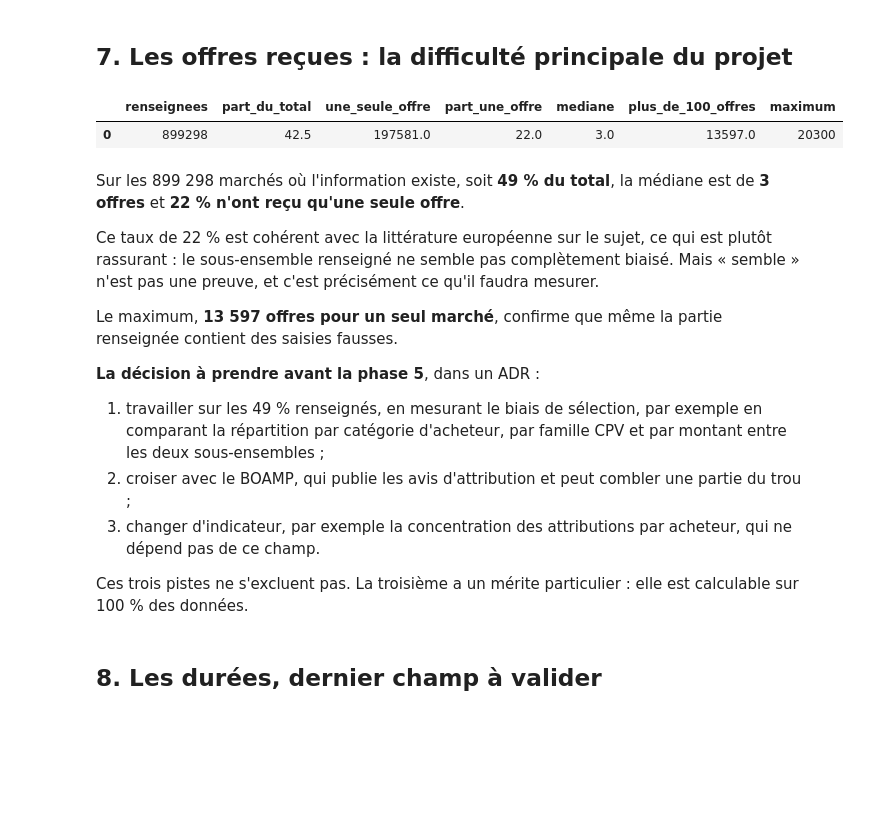
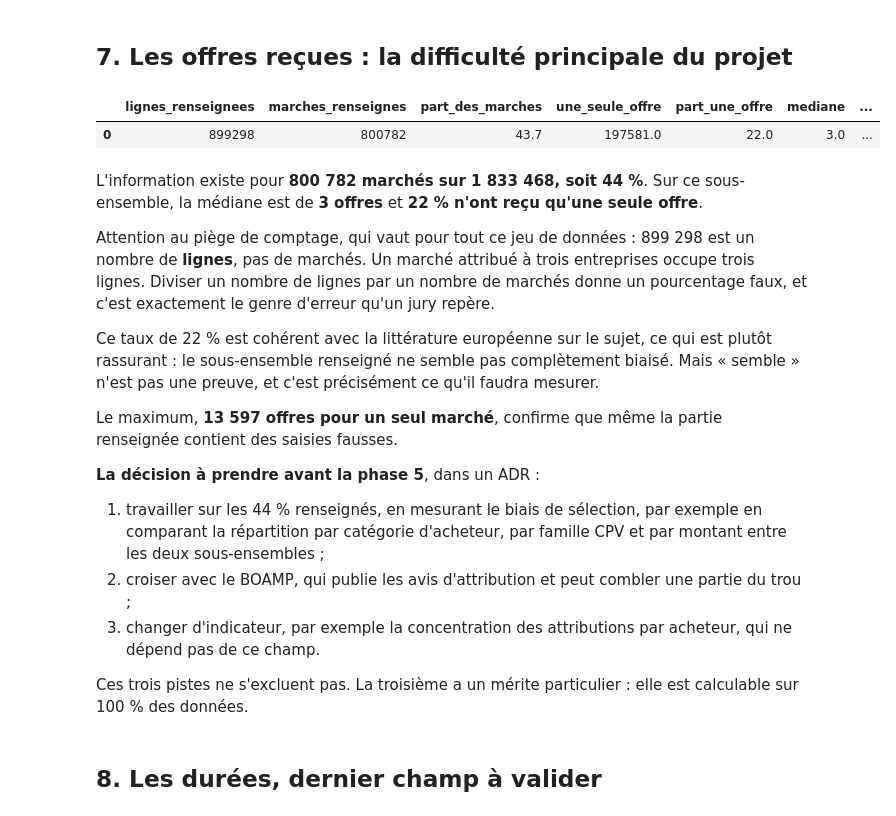
Before and after one commit to ELYSE-GIT/memoire-1-commande-publique, a Jupyter notebook: analyses/02-statistiques-descriptives.ipynb, the cells around one changed output. Saved outputs shown, nothing was run; the diff lists cells and outputs as text; code cells hidden in the pictures; blank space fills up the shorter version.

```diff
--- a/analyses/02-statistiques-descriptives.ipynb
+++ b/analyses/02-statistiques-descriptives.ipynb
@@ -317,24 +317,33 @@ simples ne suffiront probablement pas, et où il faudra effectivement monter d'u
 # %%
 con.sql("""
     select
-        count(*)                                                   as renseignees,
-        round(100.0 * count(*) / (select count(*) from marches), 1) as part_du_total,
+        count(*)                                        as lignes_renseignees,
+        count(distinct uid)                             as marches_renseignes,
+        round(
+            100.0 * count(distinct uid)
+            / (select count(distinct uid) from marches), 1
+        )                                               as part_des_marches,
         sum(case when offresRecues = 1 then 1 else 0 end)          as une_seule_offre,
         round(
             100.0 * sum(case when offresRecues = 1 then 1 else 0 end) / count(*), 1
         )                                                          as part_une_offre,
         round(median(offresRecues), 1)                             as mediane,
         sum(case when offresRecues > 100 then 1 else 0 end)        as plus_de_100_offres,
         max(offresRecues)                                          as maximum
     from marches
     where offresRecues is not null
 """).df()
 # %% [output]
-|  | renseignees | part_du_total | une_seule_offre | part_une_offre | mediane | plus_de_100_offres | maximum |
-| 0 | 899298 | 42.5 | 197581.0 | 22.0 | 3.0 | 13597.0 | 20300 |
+|  | lignes_renseignees | marches_renseignes | part_des_marches | une_seule_offre | part_une_offre | mediane | ... |
+| 0 | 899298 | 800782 | 43.7 | 197581.0 | 22.0 | 3.0 | ... |
 # %% [markdown]
-Sur les 899 298 marchés où l'information existe, soit **49 % du total**, la médiane est de
-**3 offres** et **22 % n'ont reçu qu'une seule offre**.
+L'information existe pour **800 782 marchés sur 1 833 468, soit 44 %**. Sur ce sous-ensemble,
+la médiane est de **3 offres** et **22 % n'ont reçu qu'une seule offre**.
+
+Attention au piège de comptage, qui vaut pour tout ce jeu de données : 899 298 est un nombre de
+**lignes**, pas de marchés. Un marché attribué à trois entreprises occupe trois lignes. Diviser un
+nombre de lignes par un nombre de marchés donne un pourcentage faux, et c'est exactement le genre
+d'erreur qu'un jury repère.
 
 Ce taux de 22 % est cohérent avec la littérature européenne sur le sujet, ce qui est plutôt
 rassurant : le sous-ensemble renseigné ne semble pas complètement biaisé. Mais « semble » n'est pas
@@ -345,7 +354,7 @@ des saisies fausses.
 
 **La décision à prendre avant la phase 5**, dans un ADR :
 
-1. travailler sur les 49 % renseignés, en mesurant le biais de sélection, par exemple en comparant
+1. travailler sur les 44 % renseignés, en mesurant le biais de sélection, par exemple en comparant
    la répartition par catégorie d'acheteur, par famille CPV et par montant entre les deux
    sous-ensembles ;
 2. croiser avec le BOAMP, qui publie les avis d'attribution et peut combler une partie du trou ;
```
Also changed, not shown: 47 other files.
